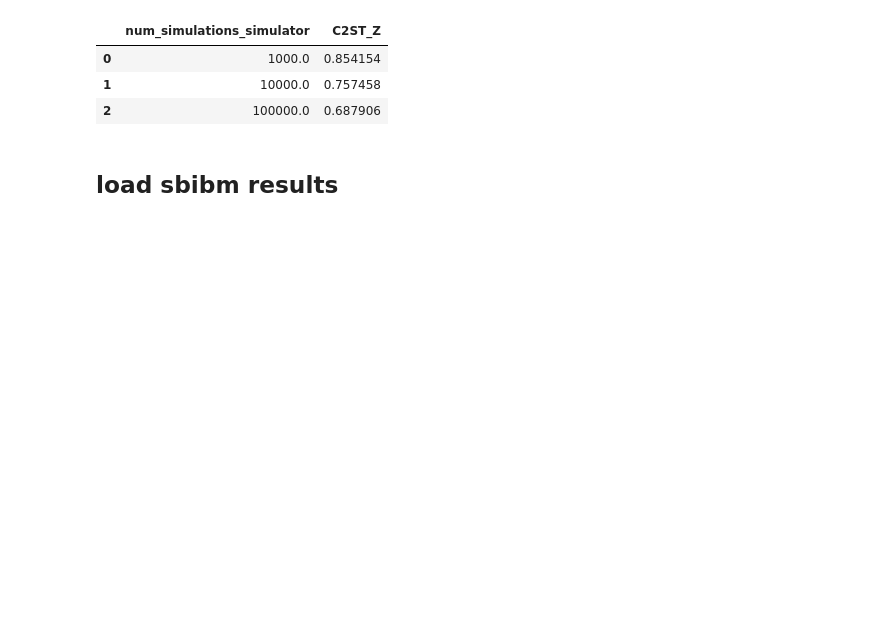
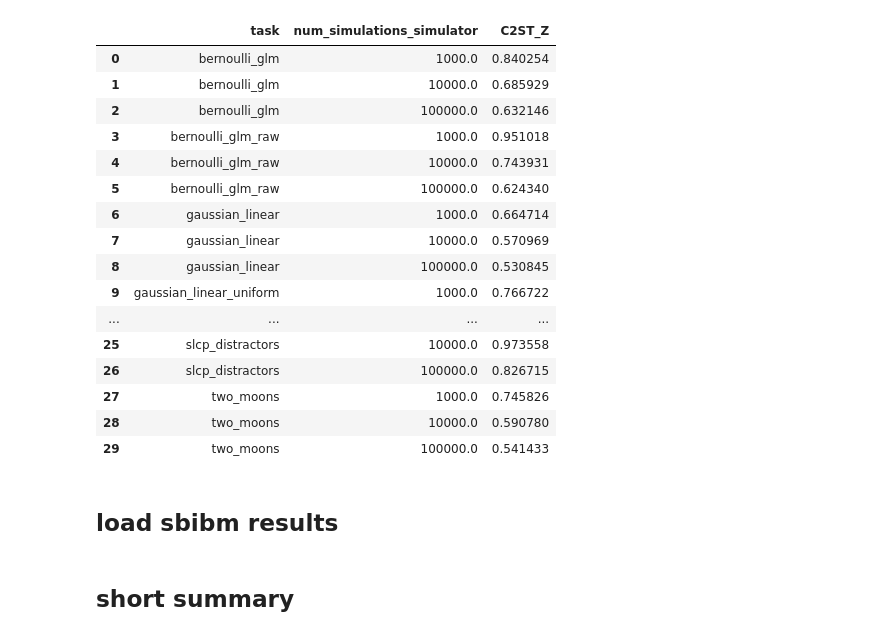
Before and after one commit to bkmi/cnre, a Jupyter notebook: infinite/04 sbibm.ipynb, the cells around one changed output. Drawn from its saved outputs; the diff is of its cells as text; code cells hidden in the pictures; blank space fills up the shorter version.

```diff
--- a/infinite/04 sbibm.ipynb
+++ b/infinite/04 sbibm.ipynb
@@ -86,14 +86,27 @@ grp = df_wide.groupby(
 )
 c2st_by_task_num_sim = grp.mean()["C2ST_Z"]
 # %%
-out = c2st_by_task_num_sim.groupby("num_simulations_simulator").mean()
+out = c2st_by_task_num_sim.groupby(["task", "num_simulations_simulator"]).mean()
 out = out.to_frame().reset_index()
 out
 # %% [output]
-|  | num_simulations_simulator | C2ST_Z |
-| 0 | 1000.0 | 0.854154 |
-| 1 | 10000.0 | 0.757458 |
-| 2 | 100000.0 | 0.687906 |
+|  | task | num_simulations_simulator | C2ST_Z |
+| 0 | bernoulli_glm | 1000.0 | 0.840254 |
+| 1 | bernoulli_glm | 10000.0 | 0.685929 |
+| 2 | bernoulli_glm | 100000.0 | 0.632146 |
+| 3 | bernoulli_glm_raw | 1000.0 | 0.951018 |
+| 4 | bernoulli_glm_raw | 10000.0 | 0.743931 |
+| 5 | bernoulli_glm_raw | 100000.0 | 0.624340 |
+| 6 | gaussian_linear | 1000.0 | 0.664714 |
+| 7 | gaussian_linear | 10000.0 | 0.570969 |
+| 8 | gaussian_linear | 100000.0 | 0.530845 |
+| 9 | gaussian_linear_uniform | 1000.0 | 0.766722 |
+| ... | ... | ... | ... |
+| 25 | slcp_distractors | 10000.0 | 0.973558 |
+| 26 | slcp_distractors | 100000.0 | 0.826715 |
+| 27 | two_moons | 1000.0 | 0.745826 |
+| 28 | two_moons | 10000.0 | 0.590780 |
+| 29 | two_moons | 100000.0 | 0.541433 |
 # %%
 from_sims_to_sym = {1000.0: "10³", 10000.0: "10⁴", 100000.0: "10⁵"}
 out["num_simulations"] = out["num_simulations_simulator"].map(from_sims_to_sym)
@@ -123 +141,3 @@ cat = cat.drop("algorithm", axis=1)
+# %% [markdown]
+## short summary
 # %%
```
Also changed, not shown: parts of 6 cells of this notebook, 2 other files.
